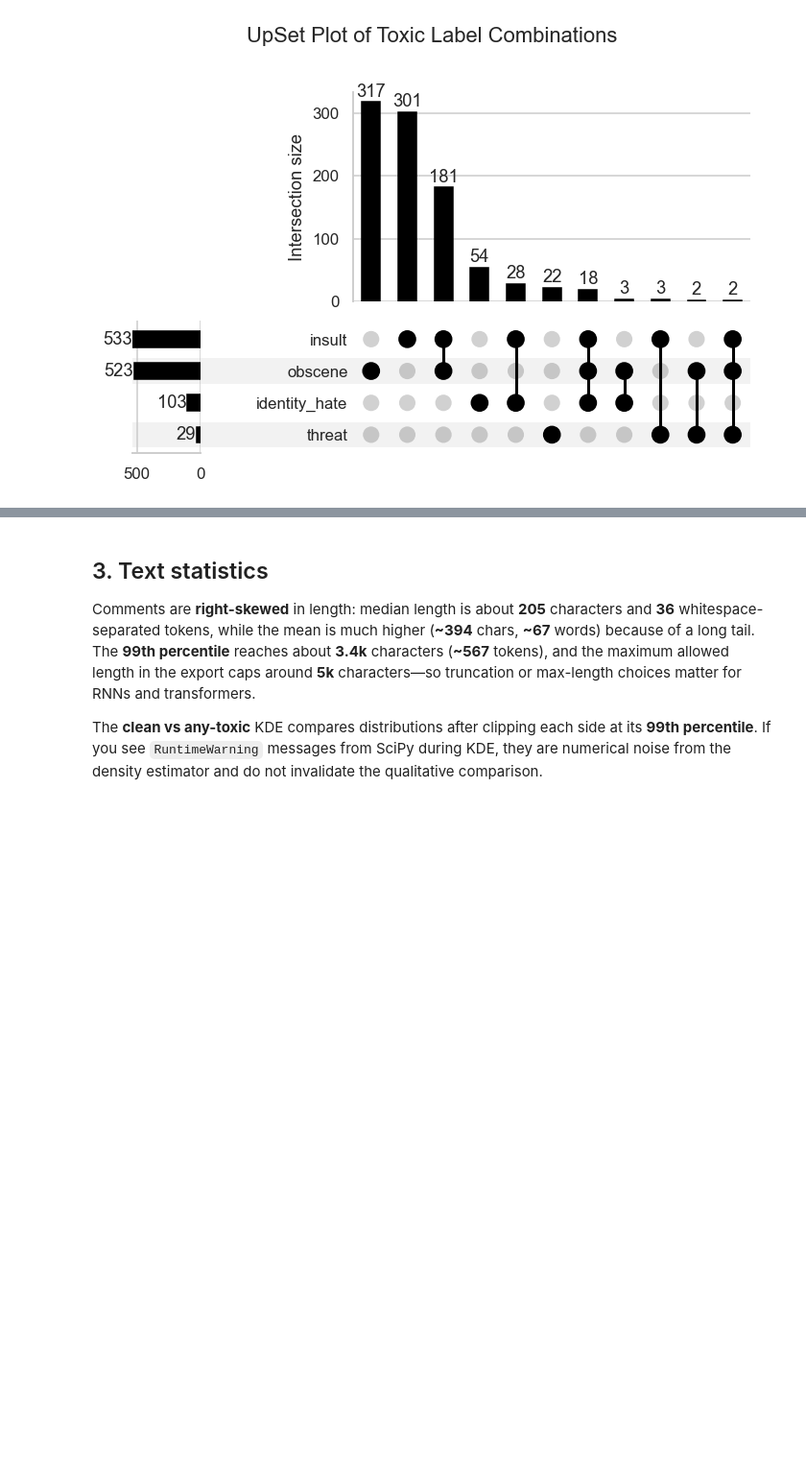
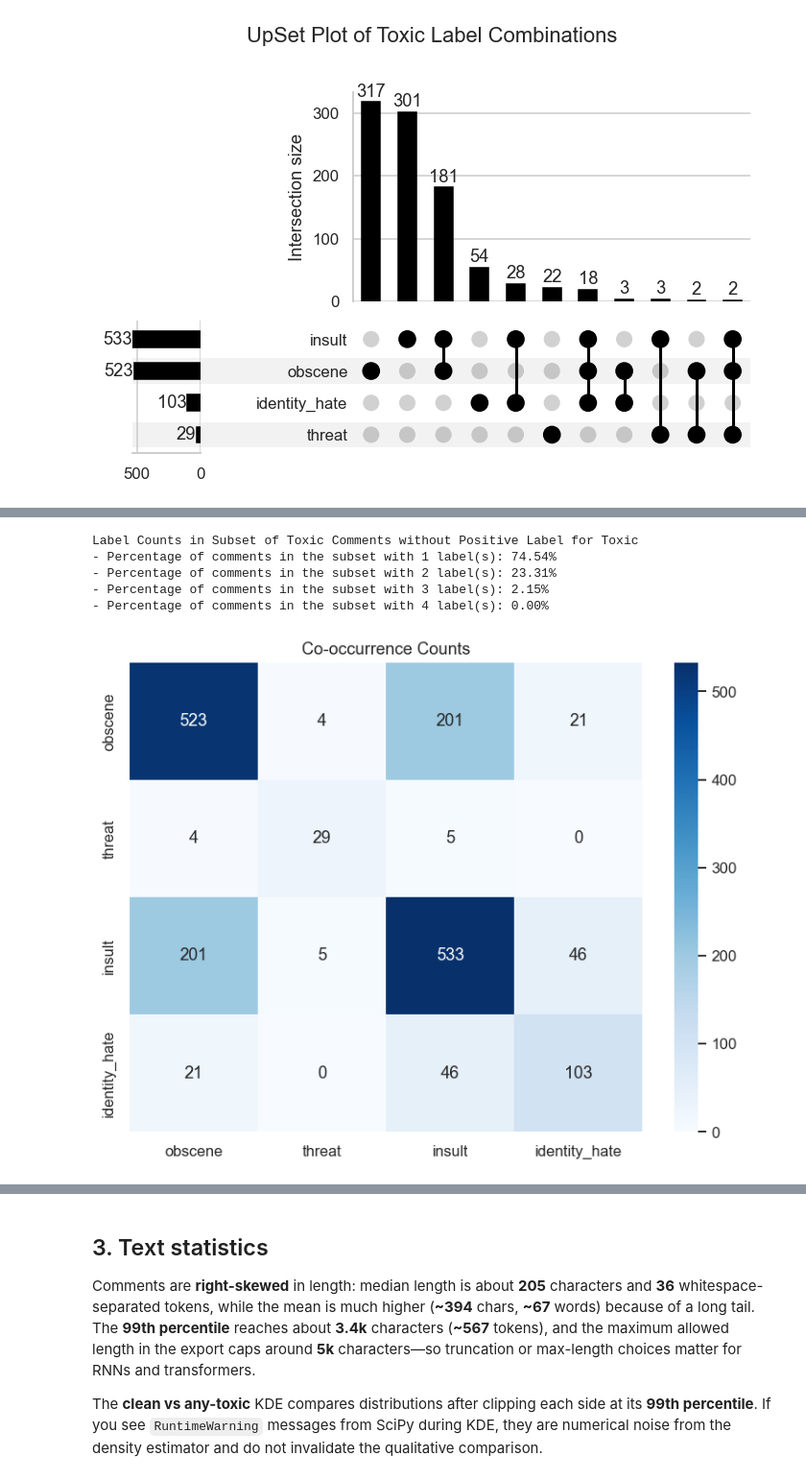
Before and after one commit to danlam-sudo/cmpe258-2026Fall-ToxicCommentDetection, a Jupyter notebook: eda/EDA.ipynb, the cells around one changed output, grey strips where cells are left out. Shown at 96% size. Drawn from its saved outputs; the diff is of its cells as text; code cells hidden in the pictures; blank space fills up the shorter version.

```diff
--- a/eda/EDA.ipynb
+++ b/eda/EDA.ipynb
@@ -352,4 +386,27 @@ Percentage of Rows in Subset compared to Original Data: 0.583%
+# %%
+# Percentage of comments in the subset with only 1 toxic label
+print("Label Counts in Subset of Toxic Comments without Positive Label for Toxic")
+for label_count in range(1, 5):
+    count = (toxic_var_df[non_toxic_head_cols].sum(axis=1) == label_count).sum()
+    percentage = count / len(toxic_var_df) * 100
+    print(f"- Percentage of comments in the subset with {label_count} label(s): {percentage:.2f}%")
+# %% [output]
+Label Counts in Subset of Toxic Comments without Positive Label for Toxic
+- Percentage of comments in the subset with 1 label(s): 74.54%
+- Percentage of comments in the subset with 2 label(s): 23.31%
+- Percentage of comments in the subset with 3 label(s): 2.15%
+- Percentage of comments in the subset with 4 label(s): 0.00%
 # %%
 # Co-occurence
+OTHER_TOXIC = ["obscene", "threat", "insult", "identity_hate"]
+co_occurrence = toxic_var_df[OTHER_TOXIC].T.dot(toxic_var_df[OTHER_TOXIC])
+
+fig, ax = plt.subplots(figsize=(7, 5.5))
+sns.heatmap(co_occurrence, annot=True, fmt="d", cmap="Blues")
+ax.set_title("Co-occurrence Counts")
+plt.tight_layout()
+plt.show()
+# %% [output]
+[figure, added]
 # %%
 # Correlation
```
Also changed, not shown: parts of 8 cells of this notebook, 1 other file.
